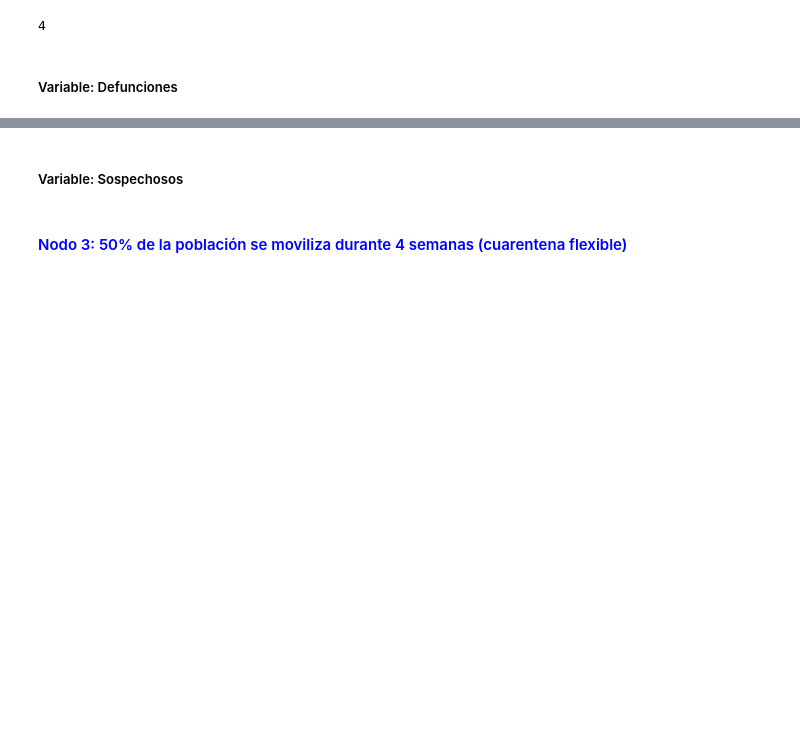
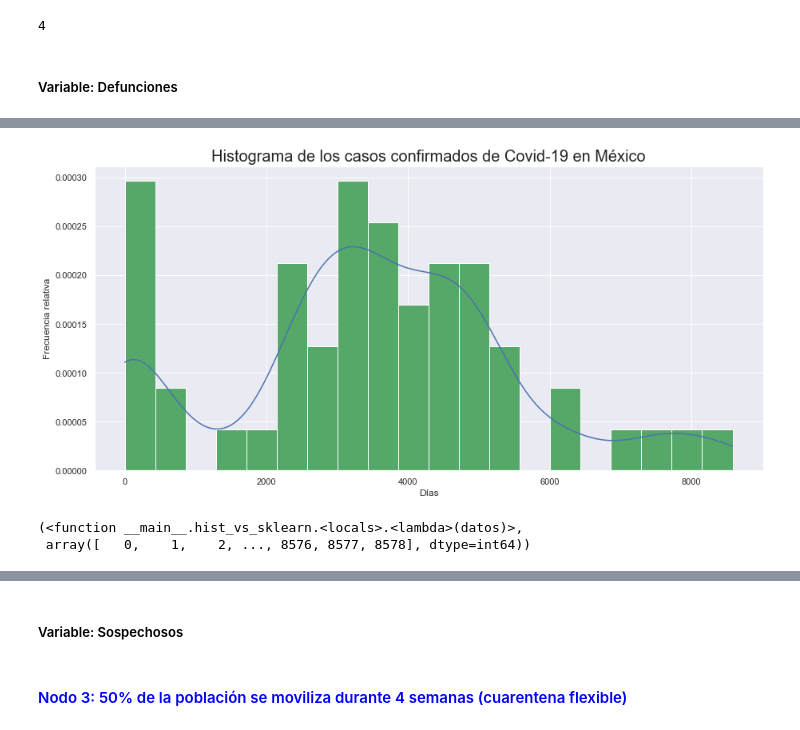
Before and after one commit to Miriam1999/proyecto_modulo1, a Jupyter notebook: ProyectoModulo1_MedellínM_OrtizM.ipynb, the cells around one changed output, grey strips where cells are left out. Cells and saved outputs as stored; diff of their text form; code cells hidden in the pictures; blank space fills up the shorter version.

```diff
--- a/ProyectoModulo1_MedellínM_OrtizM.ipynb
+++ b/ProyectoModulo1_MedellínM_OrtizM.ipynb
@@ -563,0 +634,8 @@ classification(sim5.iloc[-1][0], data_hospitalizados["Hospitalizados"])
+# %%
+# Se grafica el histograma de los datos junto con la función de densidad obtenida
+hist3 = hist_vs_sklearn(bandwidth_opt3[0], x3, 20)
+hist3
+# %% [output]
+[figure, added]
+(<function __main__.hist_vs_sklearn.<locals>.<lambda>(datos)>,
+ array([   0,    1,    2, ..., 8576, 8577, 8578], dtype=int64))
```
Also changed, not shown: parts of 13 cells of this notebook, 2 other files.
